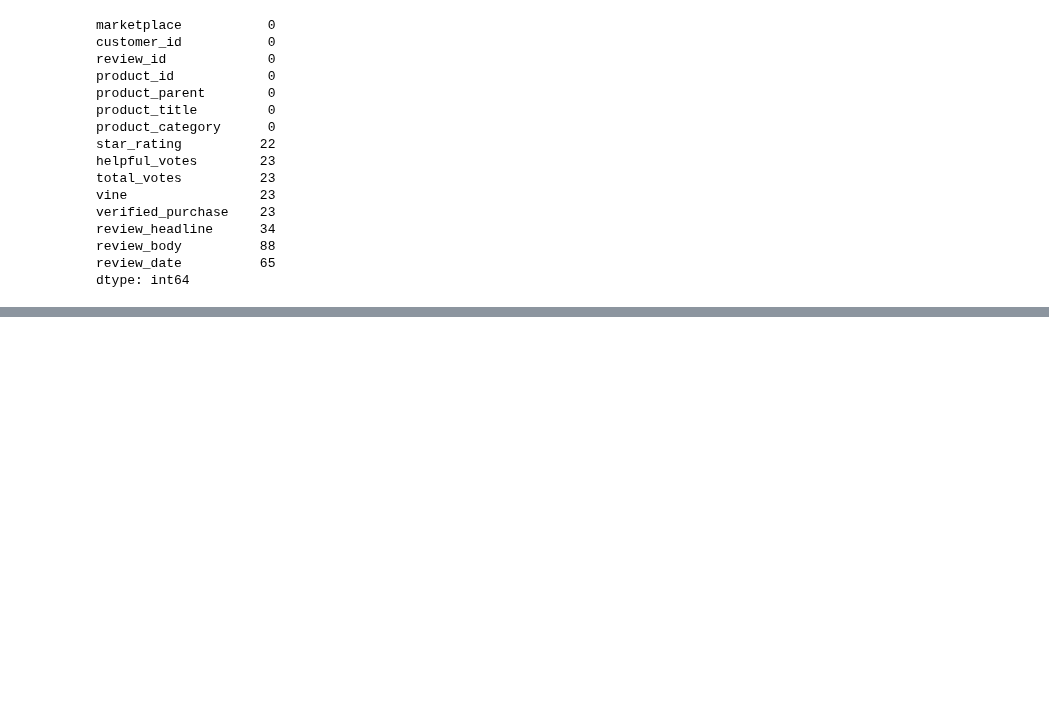
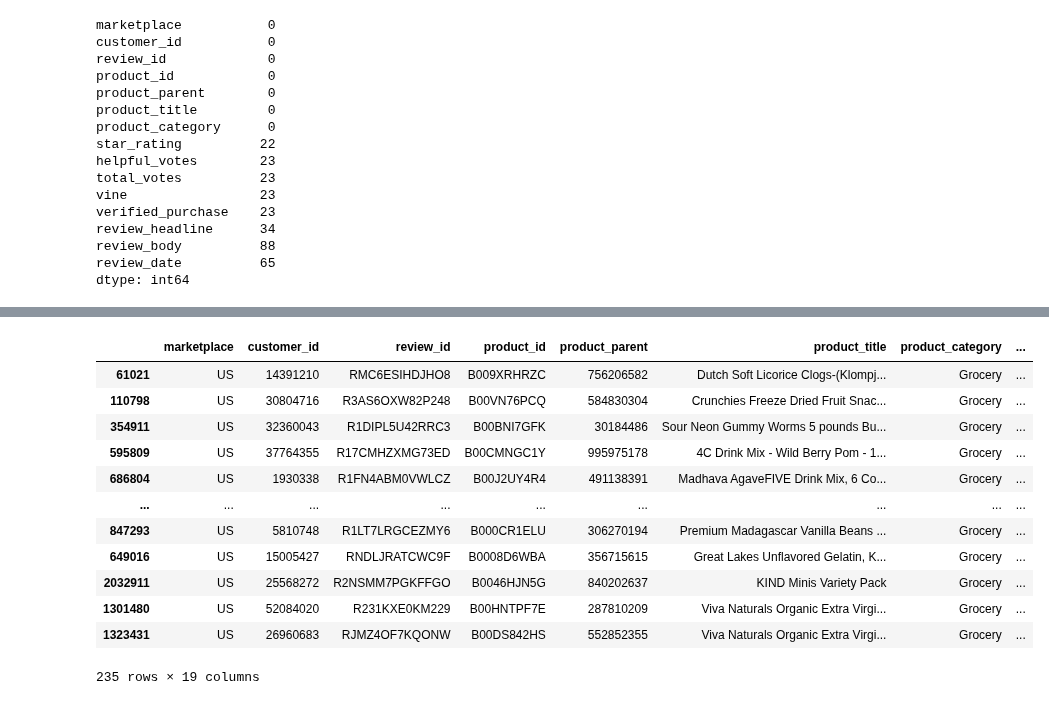
Before and after one commit to Yepadee/ads-cwk, a Jupyter notebook: sentiment.ipynb, the cells around one changed output, grey strips where cells are left out. Drawn from its saved outputs; the diff is of its cells as text; code cells hidden in the pictures; blank space fills up the shorter version.

```diff
--- a/sentiment.ipynb
+++ b/sentiment.ipynb
@@ -165,0 +244,3 @@ negative_rows.head(n=8)
+# %%
+negative_rows["n_bad_reviews"] = negative_rows.groupby('product_id')['product_id'].transform('count')
+negative_rows["bad_review_percent"] = negative_rows["n_bad_reviews"] / negative_rows["n_reviews"]
@@ -165,0 +256,17 @@ negative_rows.head(n=8)
+# %%
+# Reviews sorted by proportion of reviews that are 'bad'
+negative_rows.sort_values(by=['bad_review_percent', 'n_reviews'], ascending=False)
+# %% [output]
+|  | marketplace | customer_id | review_id | product_id | product_parent | product_title | product_category | ... |
+| 61021 | US | 14391210 | RMC6ESIHDJHO8 | B009XRHRZC | 756206582 | Dutch Soft Licorice Clogs-(Klompj... | Grocery | ... |
+| 110798 | US | 30804716 | R3AS6OXW82P248 | B00VN76PCQ | 584830304 | Crunchies Freeze Dried Fruit Snac... | Grocery | ... |
+| 354911 | US | 32360043 | R1DIPL5U42RRC3 | B00BNI7GFK | 30184486 | Sour Neon Gummy Worms 5 pounds Bu... | Grocery | ... |
+| 595809 | US | 37764355 | R17CMHZXMG73ED | B00CMNGC1Y | 995975178 | 4C Drink Mix - Wild Berry Pom - 1... | Grocery | ... |
+| 686804 | US | 1930338 | R1FN4ABM0VWLCZ | B00J2UY4R4 | 491138391 | Madhava AgaveFIVE Drink Mix, 6 Co... | Grocery | ... |
+| ... | ... | ... | ... | ... | ... | ... | ... | ... |
+| 847293 | US | 5810748 | R1LT7LRGCEZMY6 | B000CR1ELU | 306270194 | Premium Madagascar Vanilla Beans ... | Grocery | ... |
+| 649016 | US | 15005427 | RNDLJRATCWC9F | B0008D6WBA | 356715615 | Great Lakes Unflavored Gelatin, K... | Grocery | ... |
+| 2032911 | US | 25568272 | R2NSMM7PGKFFGO | B0046HJN5G | 840202637 | KIND Minis Variety Pack | Grocery | ... |
+| 1301480 | US | 52084020 | R231KXE0KM229 | B00HNTPF7E | 287810209 | Viva Naturals Organic Extra Virgi... | Grocery | ... |
+| 1323431 | US | 26960683 | RJMZ4OF7KQONW | B00DS842HS | 552852355 | Viva Naturals Organic Extra Virgi... | Grocery | ... |
+235 rows × 19 columns
```
Also changed, not shown: parts of 27 cells of this notebook.
